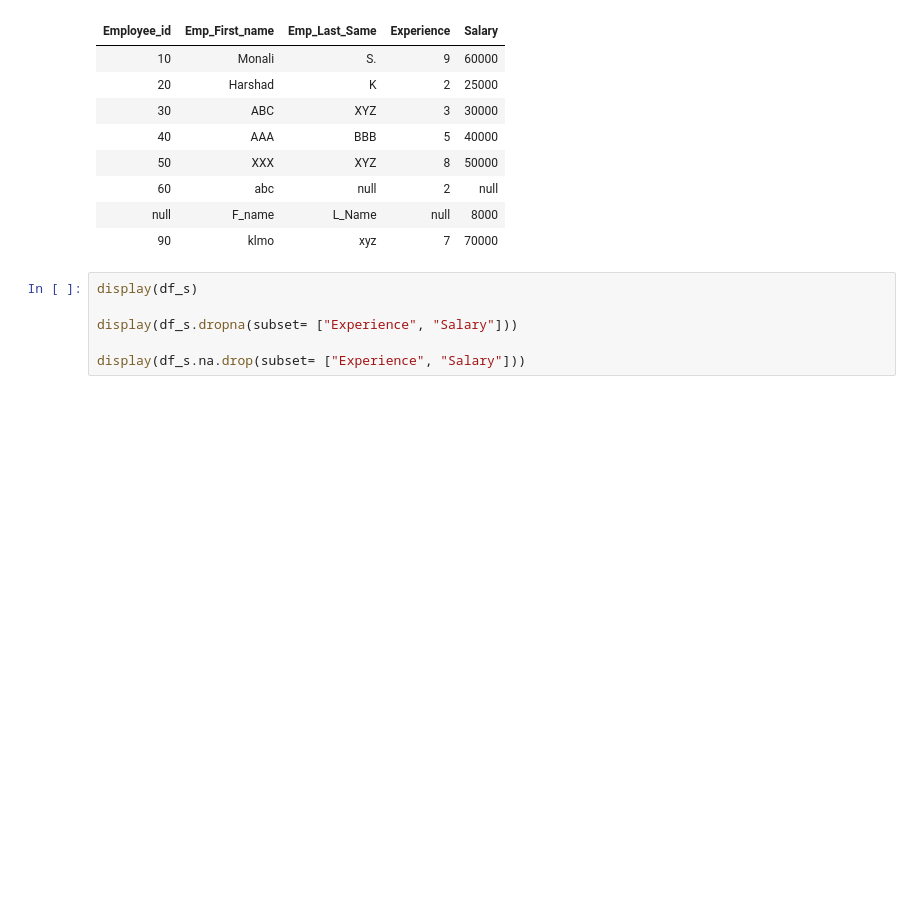
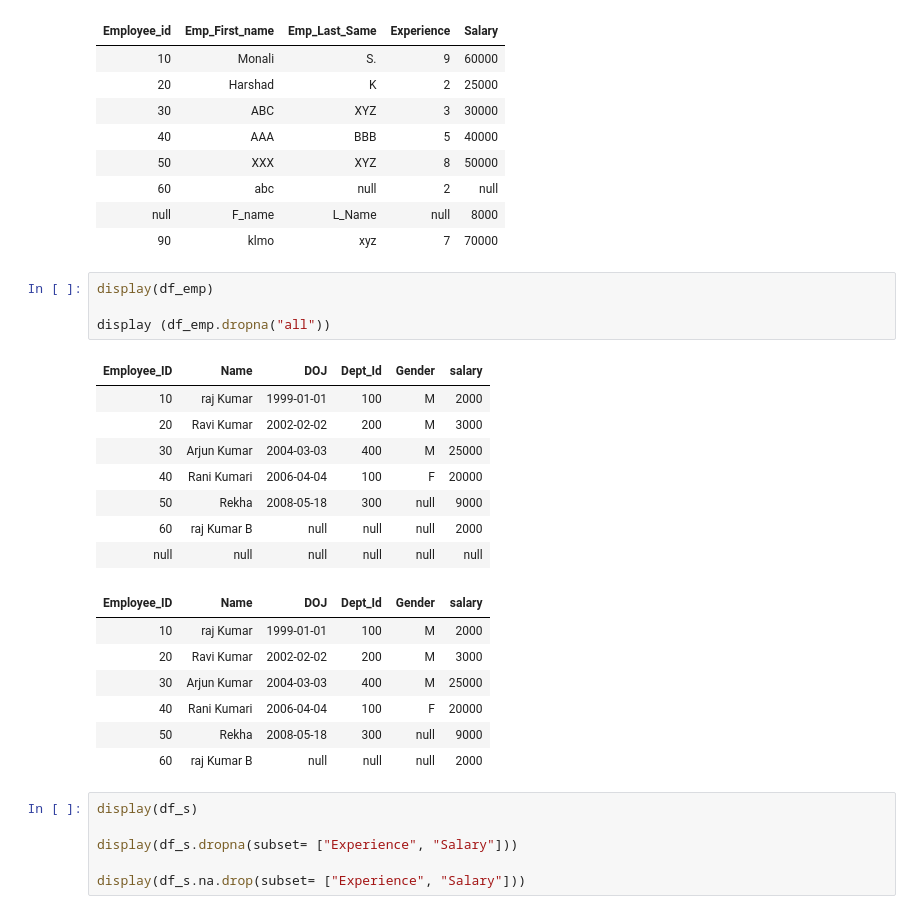
Before and after one commit to Monali-Diggibyte/Databricks_Pyspark, a Jupyter notebook: handling_Null_part2.ipynb, the cells around one changed output. Drawn from its saved outputs; the diff is of its cells as text; blank space fills up the shorter version.

```diff
--- a/handling_Null_part2.ipynb
+++ b/handling_Null_part2.ipynb
@@ -75,6 +77,26 @@ display (df_s.dropna("all"))
 | 60 | abc | null | 2 | null |
 | null | F_name | L_Name | null | 8000 |
 | 90 | klmo | xyz | 7 | 70000 |
+# %%
+display(df_emp)
+
+display (df_emp.dropna("all"))
+# %% [output]
+| Employee_ID | Name | DOJ | Dept_Id | Gender | salary |
+| 10 | raj Kumar | 1999-01-01 | 100 | M | 2000 |
+| 20 | Ravi Kumar | 2002-02-02 | 200 | M | 3000 |
+| 30 | Arjun Kumar | 2004-03-03 | 400 | M | 25000 |
+| 40 | Rani Kumari | 2006-04-04 | 100 | F | 20000 |
+| 50 | Rekha | 2008-05-18 | 300 | null | 9000 |
+| 60 | raj Kumar B | null | null | null | 2000 |
+| null | null | null | null | null | null |
+| Employee_ID | Name | DOJ | Dept_Id | Gender | salary |
+| 10 | raj Kumar | 1999-01-01 | 100 | M | 2000 |
+| 20 | Ravi Kumar | 2002-02-02 | 200 | M | 3000 |
+| 30 | Arjun Kumar | 2004-03-03 | 400 | M | 25000 |
+| 40 | Rani Kumari | 2006-04-04 | 100 | F | 20000 |
+| 50 | Rekha | 2008-05-18 | 300 | null | 9000 |
+| 60 | raj Kumar B | null | null | null | 2000 |
 # %%
 display(df_s)
 
```
Also changed, not shown: parts of 1 cell of this notebook, 4 other files.
